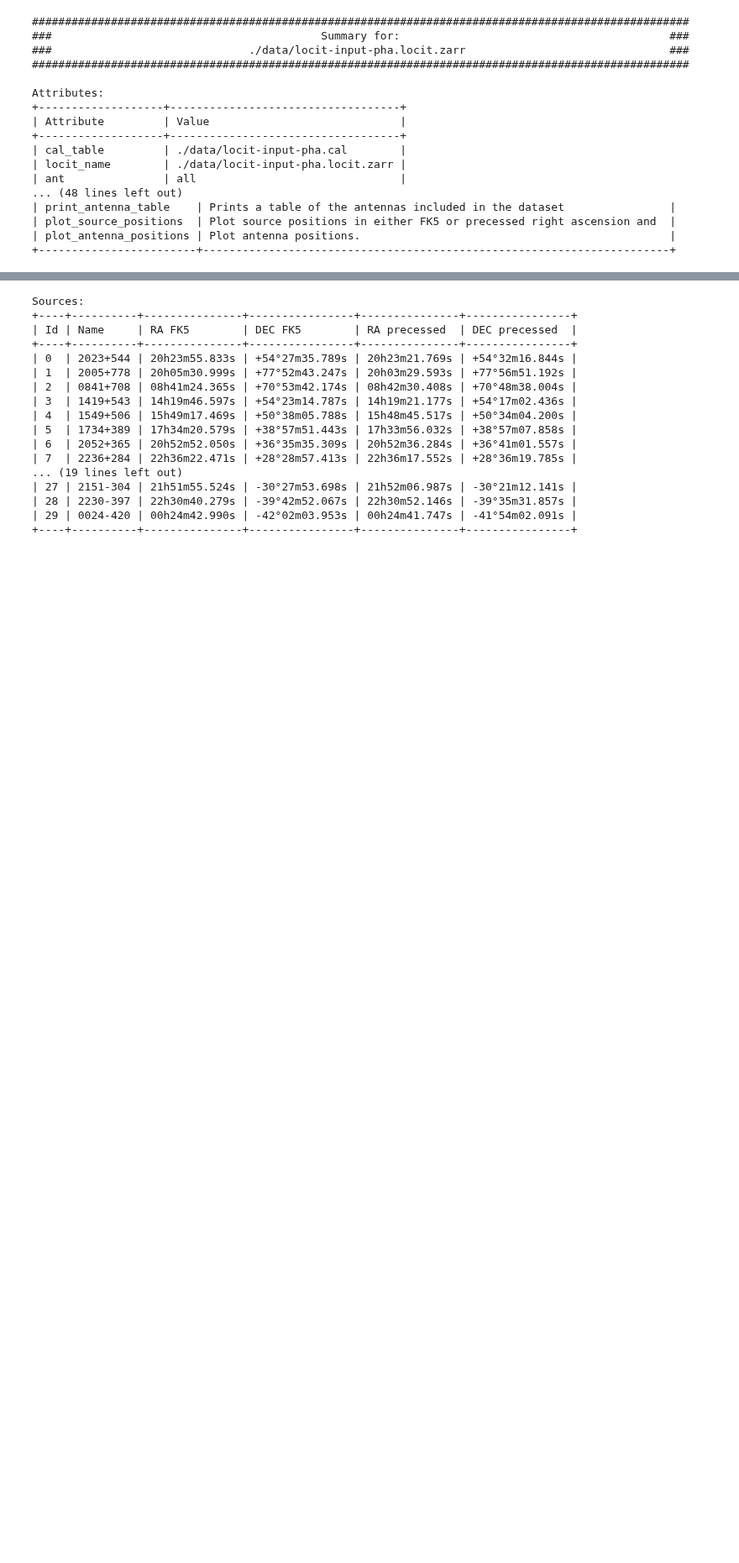
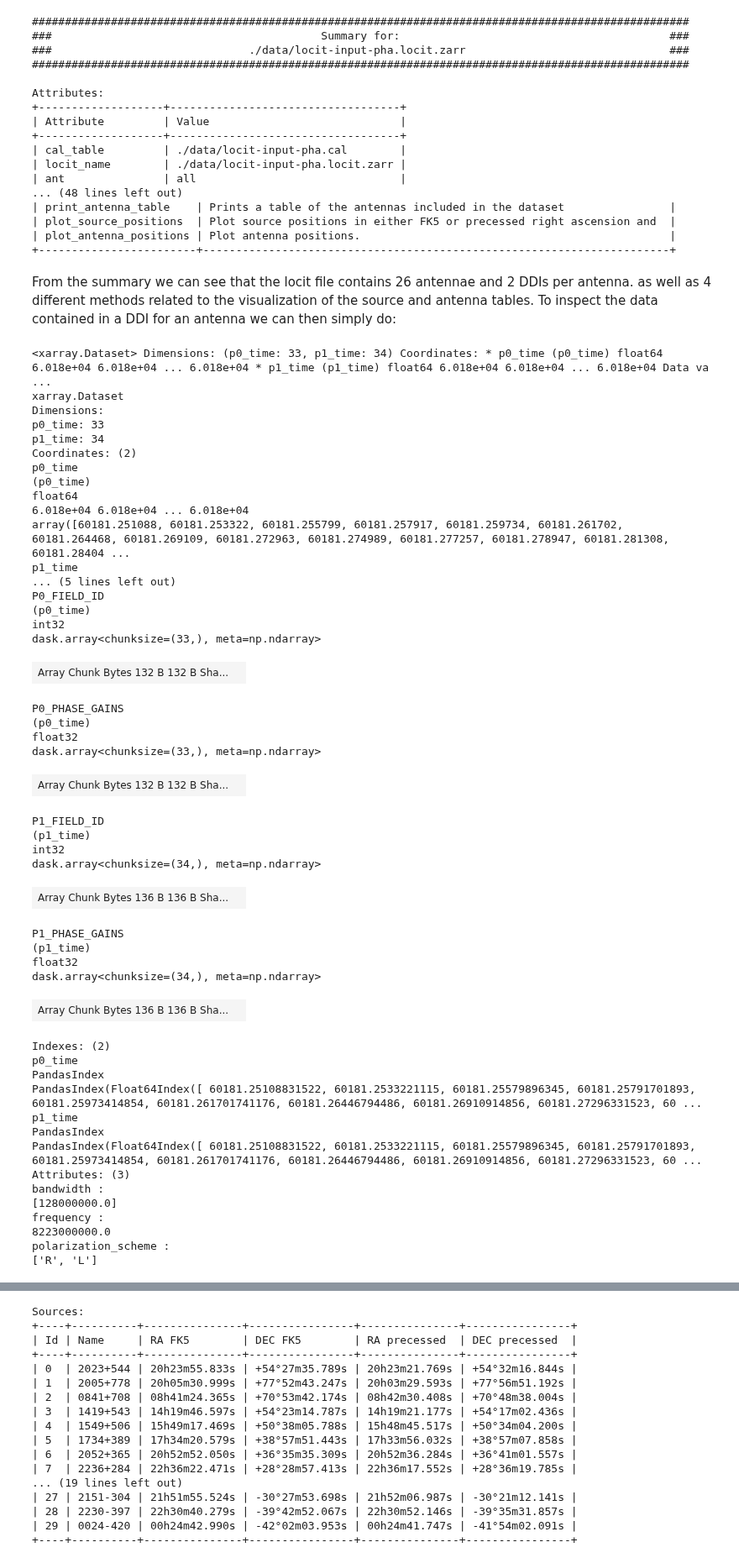
Before and after one commit to casangi/astrohack, a Jupyter notebook: docs/locit_tutorial.ipynb, the cells around one changed output, grey strips where cells are left out. Shown at 84% size. Drawn from its saved outputs; the diff is of its cells as text; code cells hidden in the pictures; blank space fills up the shorter version.

```diff
--- a/docs/locit_tutorial.ipynb
+++ b/docs/locit_tutorial.ipynb
@@ -115,3 +137,56 @@ Attributes:
 | plot_source_positions  | Plot source positions in either FK5 or precessed right ascension and  |
 | plot_antenna_positions | Plot antenna positions.                                               |
 +------------------------+-----------------------------------------------------------------------+
+# %% [markdown]
+From the summary we can see that the locit file contains 26 antennae and 2 DDIs per antenna. as well as 4 different methods related to the visualization of the source and antenna tables.
+To inspect the data contained in a DDI for an antenna we can then simply do:
+# %%
+locit_mds['ant_ea06']['ddi_0']
+# %% [output]
+<xarray.Dataset> Dimensions: (p0_time: 33, p1_time: 34) Coordinates: * p0_time (p0_time) float64 6.018e+04 6.018e+04 ... 6.018e+04 * p1_time (p1_time) float64 6.018e+04 6.018e+04 ... 6.018e+04 Data va ...
+xarray.Dataset
+Dimensions:
+p0_time: 33
+p1_time: 34
+Coordinates: (2)
+p0_time
+(p0_time)
+float64
+6.018e+04 6.018e+04 ... 6.018e+04
+array([60181.251088, 60181.253322, 60181.255799, 60181.257917, 60181.259734, 60181.261702, 60181.264468, 60181.269109, 60181.272963, 60181.274989, 60181.277257, 60181.278947, 60181.281308, 60181.28404 ...
+p1_time
+... (5 lines left out)
+P0_FIELD_ID
+(p0_time)
+int32
+dask.array<chunksize=(33,), meta=np.ndarray>
+| Array Chunk Bytes 132 B 132 B Sha... |  |
+P0_PHASE_GAINS
+(p0_time)
+float32
+dask.array<chunksize=(33,), meta=np.ndarray>
+| Array Chunk Bytes 132 B 132 B Sha... |  |
+P1_FIELD_ID
+(p1_time)
+int32
+dask.array<chunksize=(34,), meta=np.ndarray>
+| Array Chunk Bytes 136 B 136 B Sha... |  |
+P1_PHASE_GAINS
+(p1_time)
+float32
+dask.array<chunksize=(34,), meta=np.ndarray>
+| Array Chunk Bytes 136 B 136 B Sha... |  |
+Indexes: (2)
+p0_time
+PandasIndex
+PandasIndex(Float64Index([ 60181.25108831522, 60181.2533221115, 60181.25579896345, 60181.25791701893, 60181.25973414854, 60181.261701741176, 60181.26446794486, 60181.26910914856, 60181.27296331523, 60 ...
+p1_time
+PandasIndex
+PandasIndex(Float64Index([ 60181.25108831522, 60181.2533221115, 60181.25579896345, 60181.25791701893, 60181.25973414854, 60181.261701741176, 60181.26446794486, 60181.26910914856, 60181.27296331523, 60 ...
+Attributes: (3)
+bandwidth :
+[128000000.0]
+frequency :
+8223000000.0
+polarization_scheme :
+['R', 'L']
```
Also changed, not shown: parts of 27 cells of this notebook.
